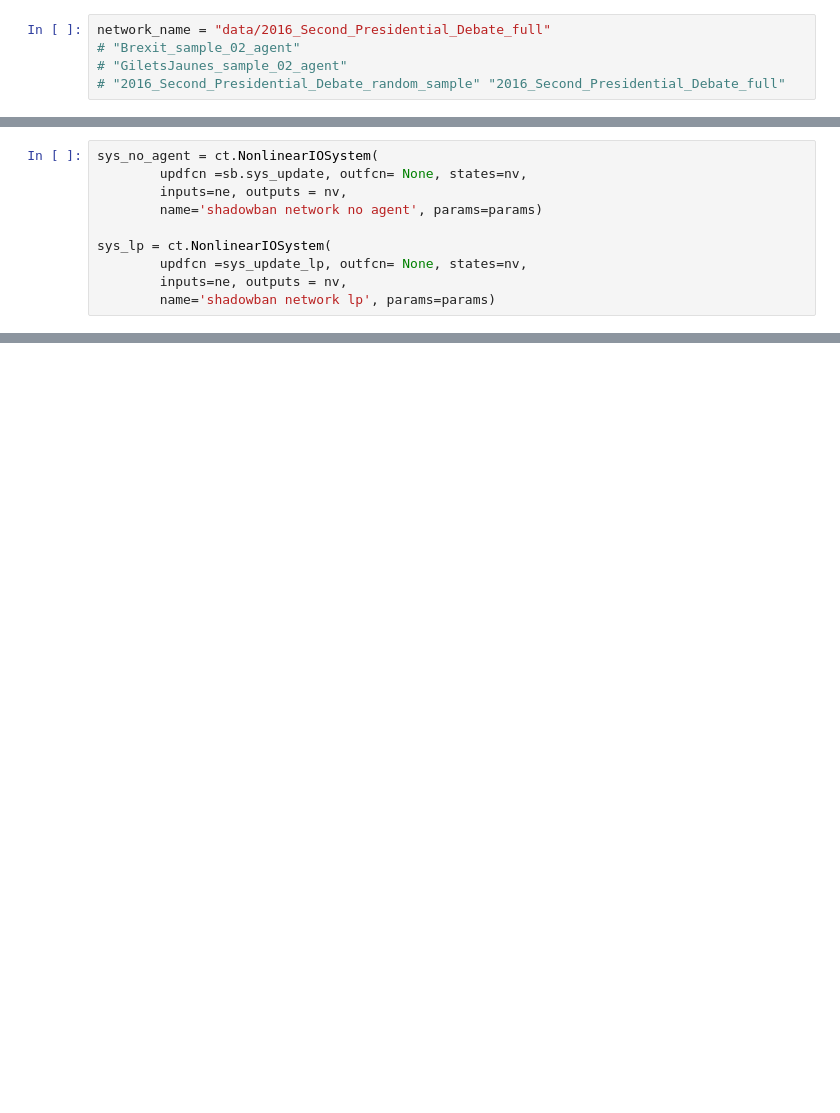
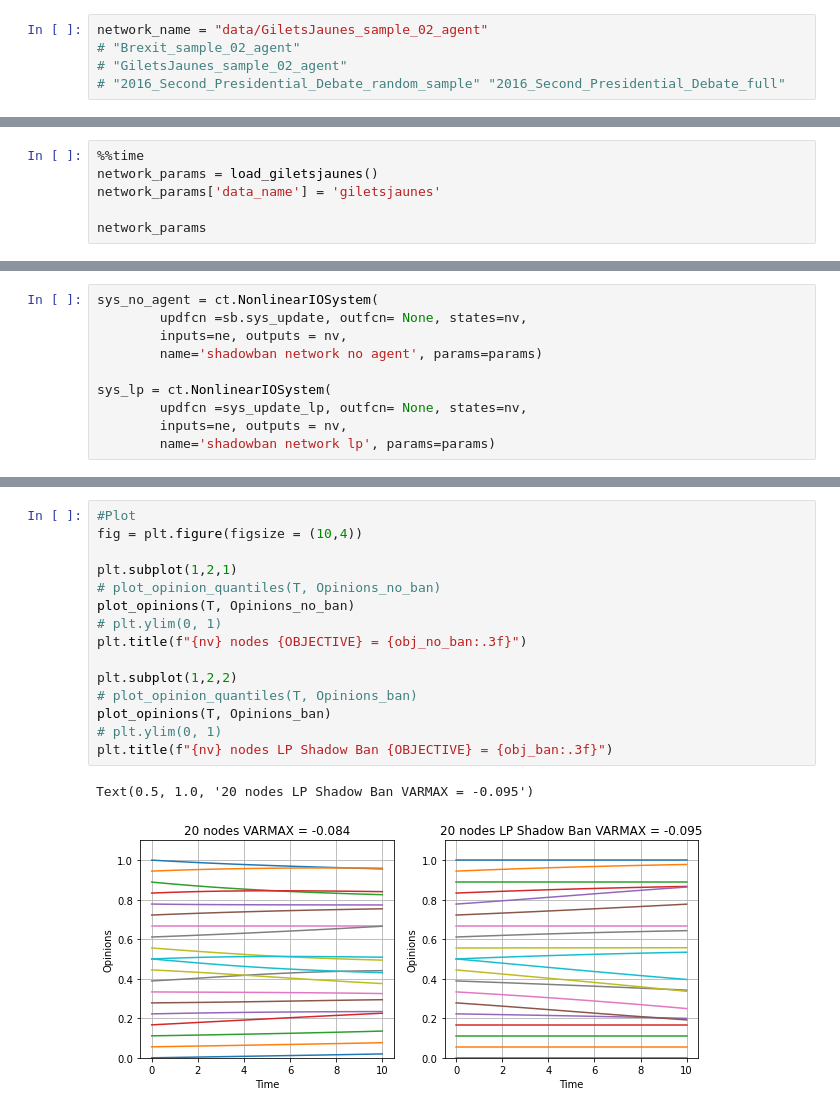
Before and after one commit to zlisto/opinion_dynamics, a Jupyter notebook: ShadowbanAdaptive.ipynb, the cells around one changed output, grey strips where cells are left out. Saved outputs shown, nothing was run; the diff lists cells and outputs as text; blank space fills up the shorter version.

```diff
--- a/ShadowbanAdaptive.ipynb
+++ b/ShadowbanAdaptive.ipynb
@@ -90,7 +104,7 @@ network_params = {'A':A, 'rates':rates, 'opinions0':opinions0, 'E':E}
 # %% [markdown]
 #### Specify network_name
 # %%
-network_name = "data/2016_Second_Presidential_Debate_full"
+network_name = "data/GiletsJaunes_sample_02_agent"
 # "Brexit_sample_02_agent"
 # "GiletsJaunes_sample_02_agent"
 # "2016_Second_Presidential_Debate_random_sample" "2016_Second_Presidential_Debate_full"
@@ -159,3 +164,9 @@ Wall time: 10.1 s
+# %%
+%%time
+network_params = load_giletsjaunes()
+network_params['data_name'] = 'giletsjaunes'
+
+network_params
 # %% [markdown]
 ## Set Simulation and Optimization Parameters
 # %%
@@ -287,0 +432,18 @@ for OBJECTIVE in ['MEAN','VARMIN','VARMAX']:
+# %%
+#Plot
+fig = plt.figure(figsize = (10,4))
+
+plt.subplot(1,2,1)
+# plot_opinion_quantiles(T, Opinions_no_ban)
+plot_opinions(T, Opinions_no_ban)
+# plt.ylim(0, 1)
+plt.title(f"{nv} nodes {OBJECTIVE} = {obj_no_ban:.3f}")
+
+plt.subplot(1,2,2)
+# plot_opinion_quantiles(T, Opinions_ban)
+plot_opinions(T, Opinions_ban)
+# plt.ylim(0, 1)
+plt.title(f"{nv} nodes LP Shadow Ban {OBJECTIVE} = {obj_ban:.3f}")
+# %% [output]
+Text(0.5, 1.0, '20 nodes LP Shadow Ban VARMAX = -0.095')
+[figure, added]
```
Also changed, not shown: parts of 23 cells of this notebook, 2 other files.
